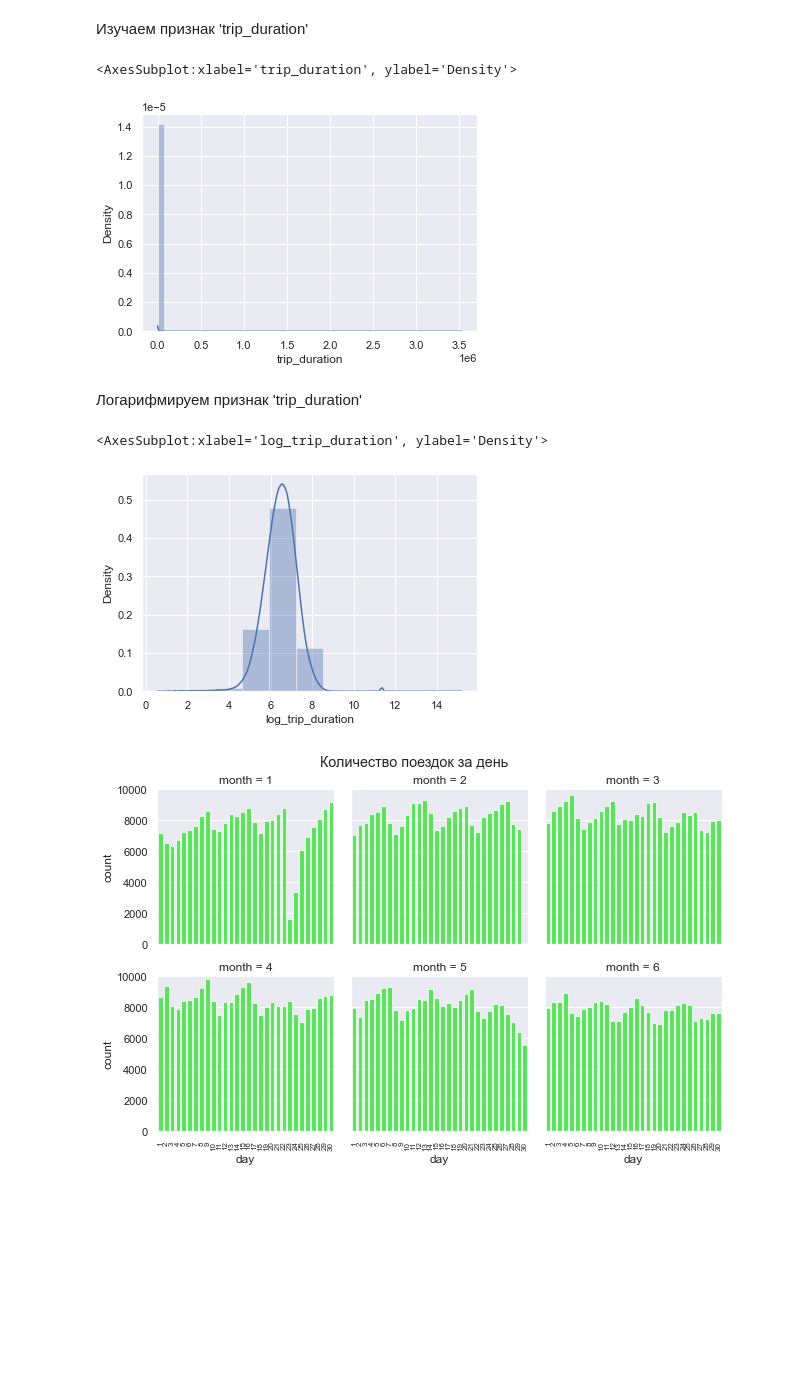
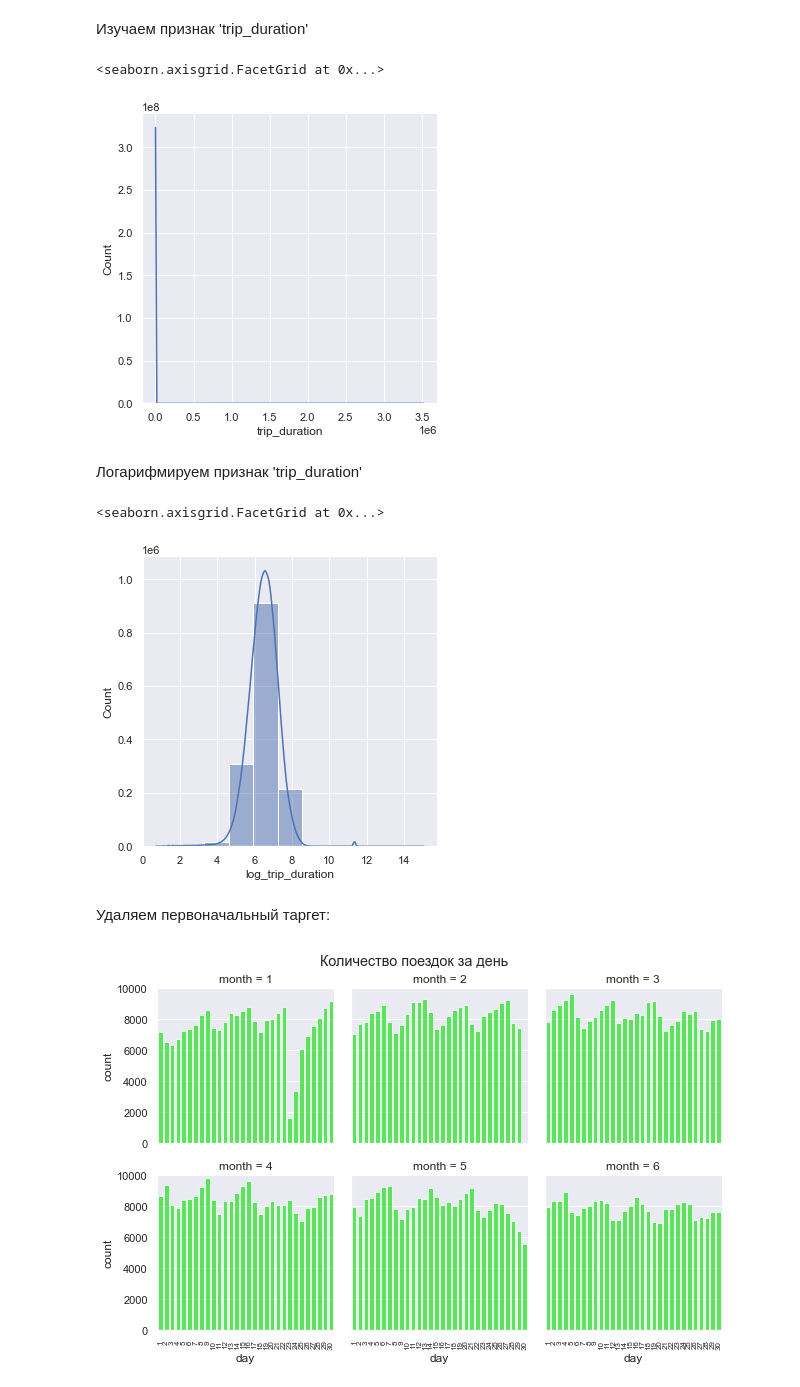
Before and after one commit to AndreyCh20/ml-course-hse-homeworks, a Jupyter notebook: 2/hw2.ipynb, the cells around one changed output. Cells and saved outputs as stored; diff of their text form; code cells hidden in the pictures; blank space fills up the shorter version.

```diff
--- a/2/hw2.ipynb
+++ b/2/hw2.ipynb
@@ -61,18 +61,20 @@ df.drop(columns='dropoff_datetime', inplace=True)
 # %% [markdown]
 Изучаем признак 'trip_duration'
 # %%
-sns.distplot(df['trip_duration'])
+sns.displot(df['trip_duration'], bins=5, kde=True)
 # %% [output]
-<AxesSubplot:xlabel='trip_duration', ylabel='Density'>
+<seaborn.axisgrid.FacetGrid at 0x...>
-[figure, old version]
+[figure, new version]
 # %% [markdown]
 Логарифмируем признак 'trip_duration'
 # %%
 df['log_trip_duration'] = np.log1p(df['trip_duration'])
-sns.distplot(df['log_trip_duration'], bins=11)
+sns.displot(df['log_trip_duration'], bins=11, kde=True)
 # %% [output]
-<AxesSubplot:xlabel='log_trip_duration', ylabel='Density'>
+<seaborn.axisgrid.FacetGrid at 0x...>
-[figure, old version]
+[figure, new version]
+# %% [markdown]
+Удаляем первоначальный таргет:
 # %%
 df.drop(columns='trip_duration', inplace=True)
 # %%
```
Also changed, not shown: parts of 2 cells of this notebook.
